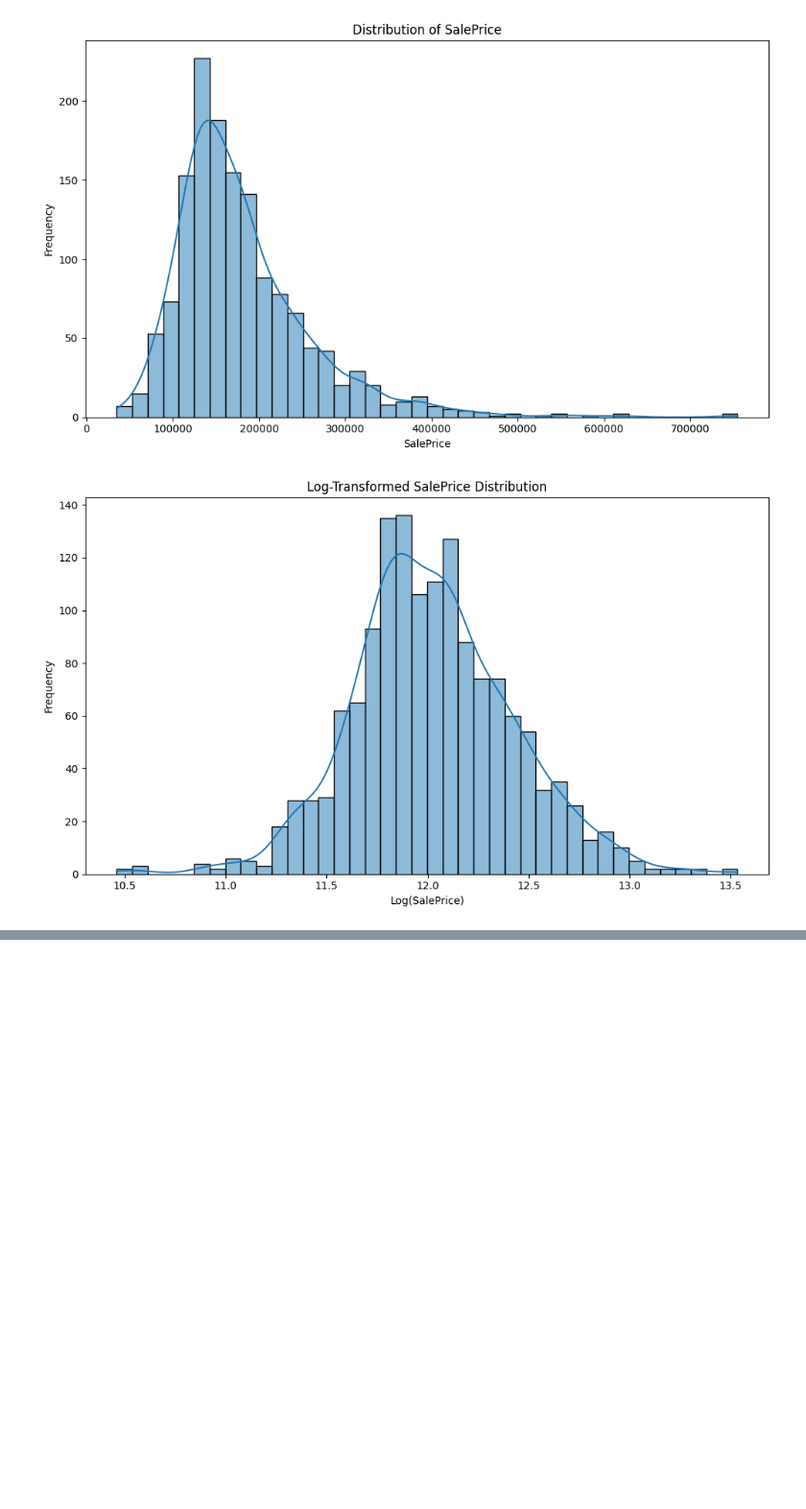
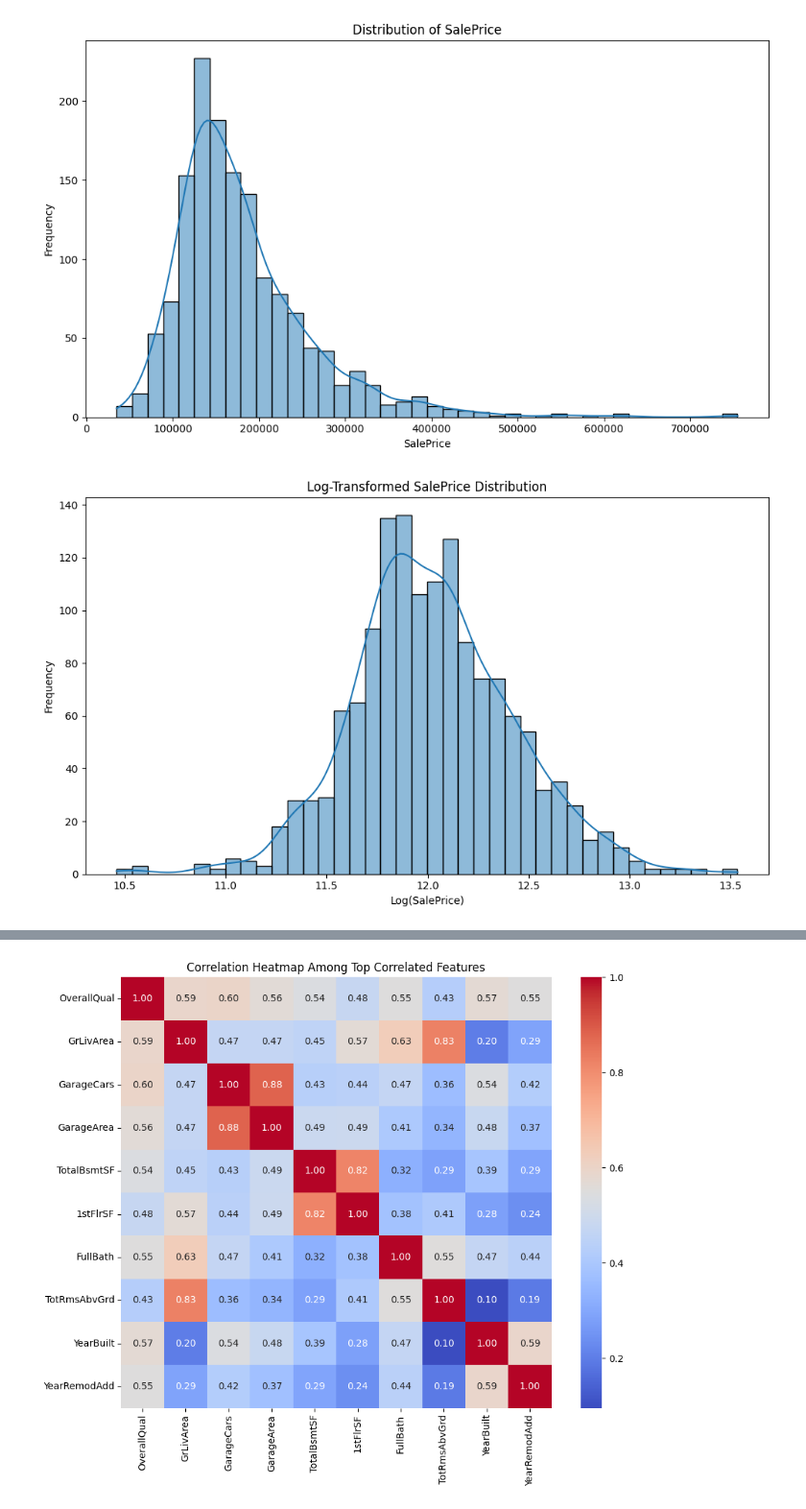
Before and after one commit to uowol/Kaggle-Data-Analysis, a Jupyter notebook: kaggle_projects/houseprice/notebooks/chat.ipynb, the cells around one changed output, grey strips where cells are left out. Shown: that part at 96% size. Saved outputs shown, nothing was run; the diff lists cells and outputs as text; code cells hidden in the pictures; blank space fills up the shorter version.

```diff
--- a/kaggle_projects/houseprice/notebooks/chat.ipynb
+++ b/kaggle_projects/houseprice/notebooks/chat.ipynb
@@ -163,0 +216,55 @@ with open("reports/eda_summary.md", "a", encoding="utf-8") as f:
+# %%
+from statsmodels.stats.outliers_influence import variance_inflation_factor
+from sklearn.preprocessing import StandardScaler
+
+# SalePrice와 상관계수 기준 상위 10개 변수 (이미 추출한 top_corr)
+top_features = top_corr.index.tolist()
+
+# 해당 변수들의 데이터만 추출
+X_top = df[top_features].dropna()
+
+# VIF 계산을 위한 표준화
+scaler = StandardScaler()
+X_scaled = scaler.fit_transform(X_top)
+
+# VIF 계산
+vif_data = pd.DataFrame()
+vif_data['Feature'] = X_top.columns
+vif_data['VIF'] = [variance_inflation_factor(X_scaled, i) for i in range(X_scaled.shape[1])]
+
+# 상관관계 히트맵 시각화
+plt.figure(figsize=(10, 8))
+sns.heatmap(X_top.corr(), annot=True, fmt=".2f", cmap="coolwarm", square=True)
+plt.title("Correlation Heatmap Among Top Correlated Features")
+plt.tight_layout()
+plt.savefig("figures/top_corr_heatmap.png")
+
+# 마크다운 정리
+vif_md = """
+## 🧠 다중공선성(Multicollinearity) 점검
+
+### 상위 상관 변수 간 상관관계 히트맵
+- 아래 히트맵에서 `GarageCars`와 `GarageArea`, `1stFlrSF`와 `TotalBsmtSF` 등은 높은 상관관계를 보임
+- 다중공선성 가능성이 있는 조합은 이후 피처선택 시 고려 필요
+
+![Top Correlation Heatmap](../figures/top_corr_heatmap.png)
+
+### VIF (Variance Inflation Factor) 분석
+
+| 변수 | VIF |
+|------|-----|
+""" + "\n".join([f"| {row.Feature} | {row.VIF:.2f} |" for _, row in vif_data.iterrows()]) + """
+
+- 일반적으로 **VIF > 5**는 다중공선성 경고 수준, **VIF > 10**은 제거 고려 대상
+- `GarageCars`, `GarageArea`, `1stFlrSF`, `TotalBsmtSF` 등은 서로 유사한 정보를 담고 있을 수 있음
+- 회귀 모델에서 이들 중 하나를 선택하거나 PCA/정규화 모델 사용 고려 가능
+"""
+
+# Markdown에 기록
+with open("reports/eda_summary.md", "a", encoding="utf-8") as f:
+    f.write(vif_md)
+
+# 시각화와 결과 테이블 사용자에게 표시
+display(name="VIF Results", dataframe=vif_data)
+# %% [output]
+[figure, added]
```
Also changed, not shown: parts of 10 cells of this notebook, 7 other files.
